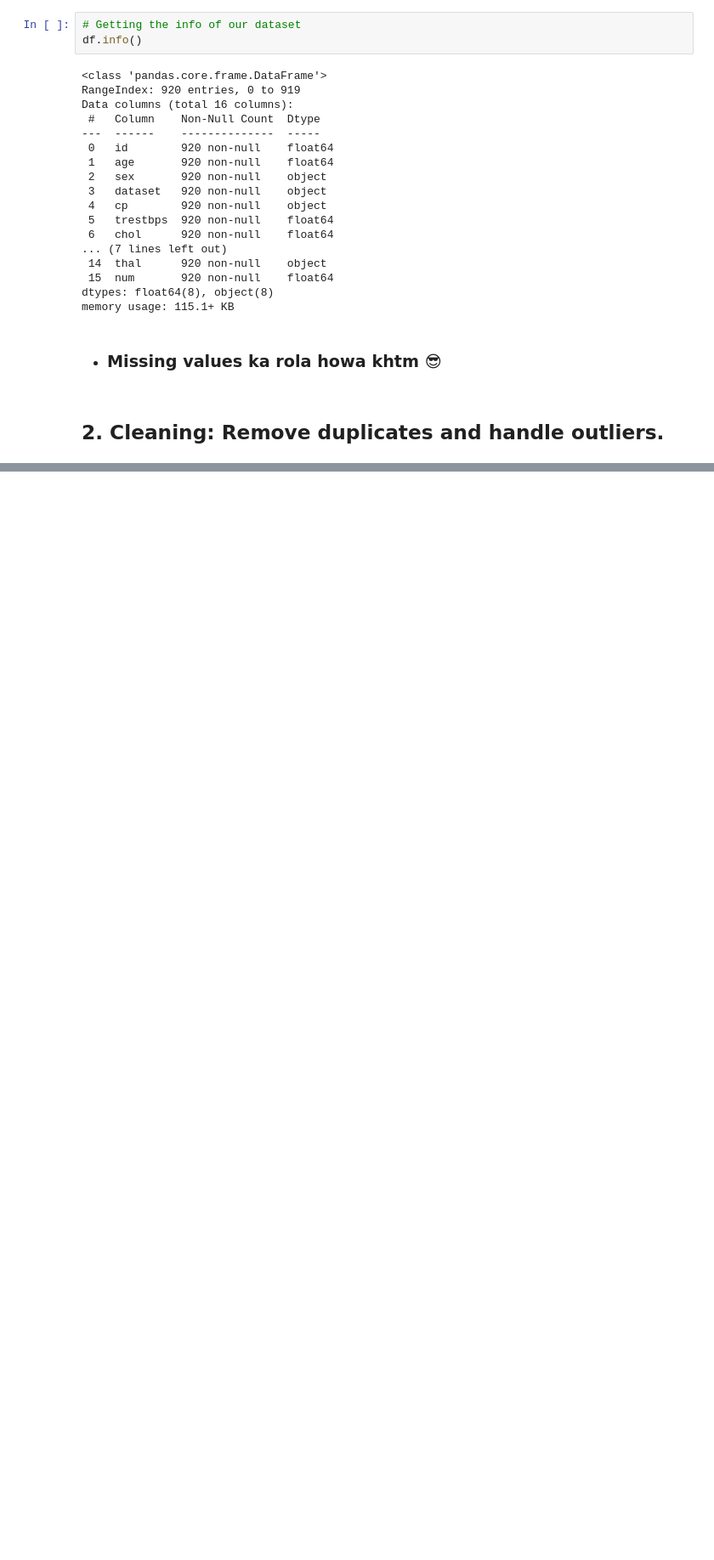
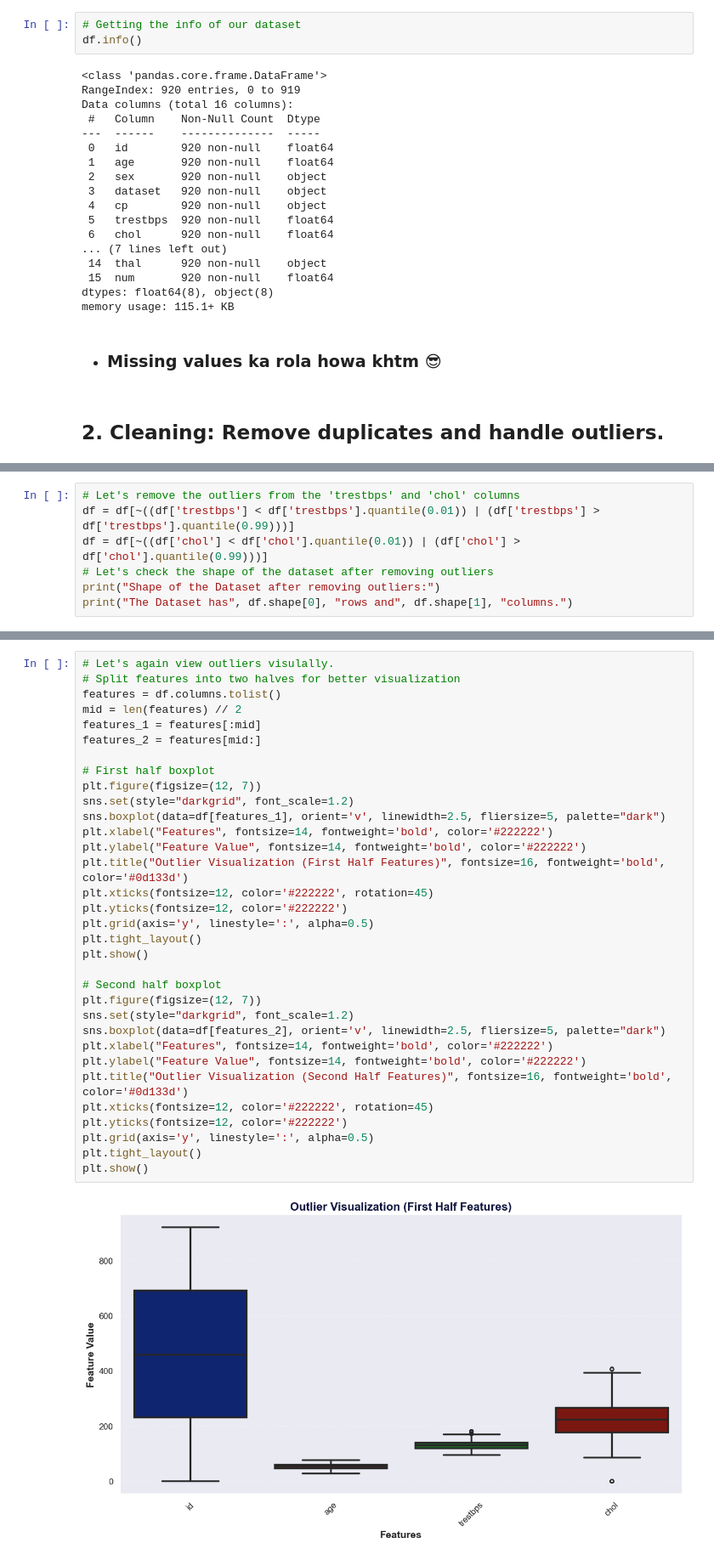
Before and after one commit to Asad15-tech/Alyz.code, a Jupyter notebook: 01_Project/Heart_Disease_Predictor/01_Heart.ipynb, the cells around one changed output, grey strips where cells are left out. Shown at 85% size. Drawn from its saved outputs; the diff is of its cells as text; blank space fills up the shorter version.

```diff
--- a/01_Project/Heart_Disease_Predictor/01_Heart.ipynb
+++ b/01_Project/Heart_Disease_Predictor/01_Heart.ipynb
@@ -349,0 +445,7 @@ memory usage: 115.1+ KB
+# %%
+# Let's remove the outliers from the 'trestbps' and 'chol' columns
+df = df[~((df['trestbps'] < df['trestbps'].quantile(0.01)) | (df['trestbps'] > df['trestbps'].quantile(0.99)))]
+df = df[~((df['chol'] < df['chol'].quantile(0.01)) | (df['chol'] > df['chol'].quantile(0.99)))]
+# Let's check the shape of the dataset after removing outliers
+print("Shape of the Dataset after removing outliers:")
+print("The Dataset has", df.shape[0], "rows and", df.shape[1], "columns.")
@@ -349,0 +455,35 @@ memory usage: 115.1+ KB
+# %%
+# Let's again view outliers visulally.
+# Split features into two halves for better visualization
+features = df.columns.tolist()
+mid = len(features) // 2
+features_1 = features[:mid]
+features_2 = features[mid:]
+
+# First half boxplot
+plt.figure(figsize=(12, 7))
+sns.set(style="darkgrid", font_scale=1.2)
+sns.boxplot(data=df[features_1], orient='v', linewidth=2.5, fliersize=5, palette="dark")
+plt.xlabel("Features", fontsize=14, fontweight='bold', color='#222222')
+plt.ylabel("Feature Value", fontsize=14, fontweight='bold', color='#222222')
+plt.title("Outlier Visualization (First Half Features)", fontsize=16, fontweight='bold', color='#0d133d')
+plt.xticks(fontsize=12, color='#222222', rotation=45)
+plt.yticks(fontsize=12, color='#222222')
+plt.grid(axis='y', linestyle=':', alpha=0.5)
+plt.tight_layout()
+plt.show()
+
+# Second half boxplot
+plt.figure(figsize=(12, 7))
+sns.set(style="darkgrid", font_scale=1.2)
+sns.boxplot(data=df[features_2], orient='v', linewidth=2.5, fliersize=5, palette="dark")
+plt.xlabel("Features", fontsize=14, fontweight='bold', color='#222222')
+plt.ylabel("Feature Value", fontsize=14, fontweight='bold', color='#222222')
+plt.title("Outlier Visualization (Second Half Features)", fontsize=16, fontweight='bold', color='#0d133d')
+plt.xticks(fontsize=12, color='#222222', rotation=45)
+plt.yticks(fontsize=12, color='#222222')
+plt.grid(axis='y', linestyle=':', alpha=0.5)
+plt.tight_layout()
+plt.show()
+# %% [output]
+[figure, added]
```
Also changed, not shown: parts of 11 cells of this notebook.
